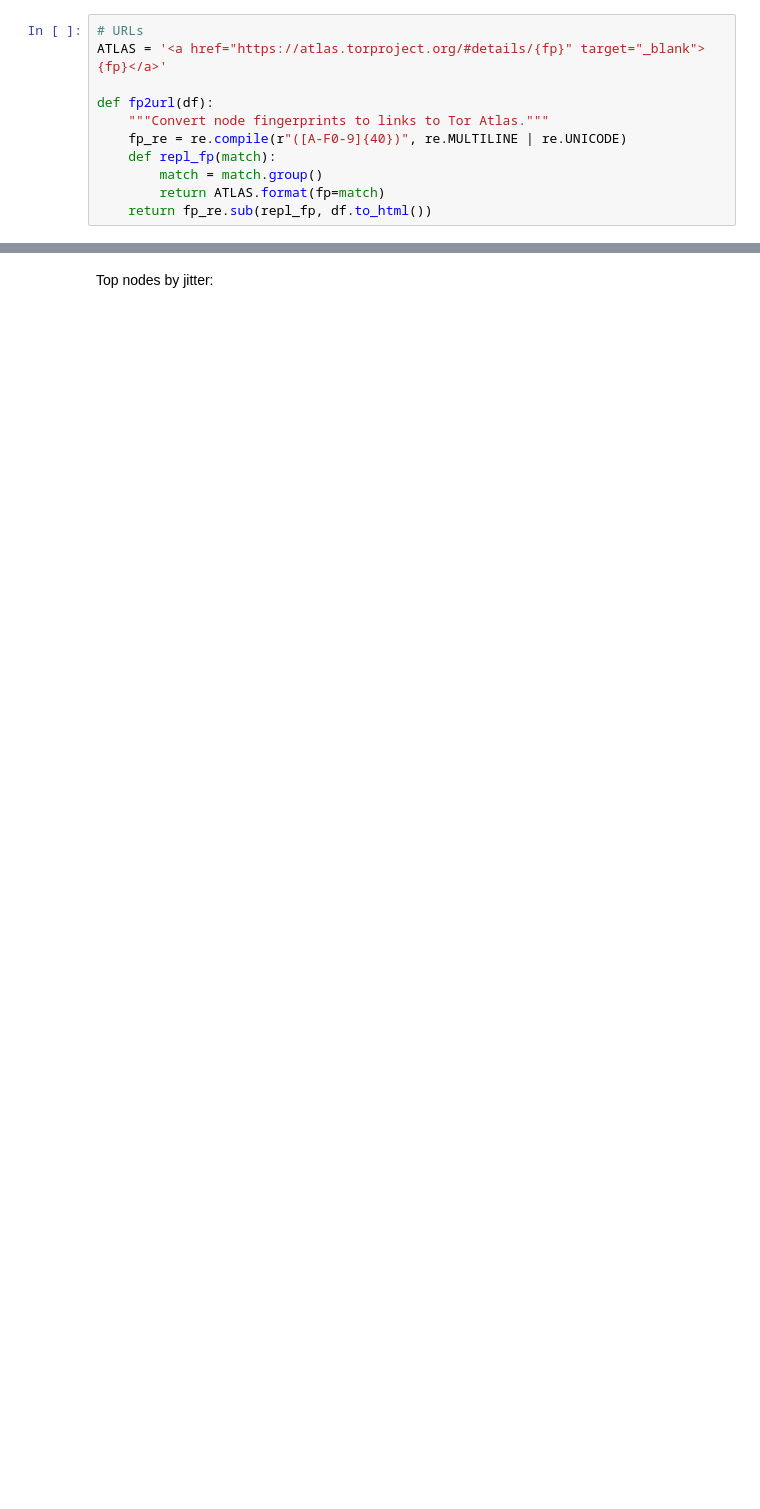
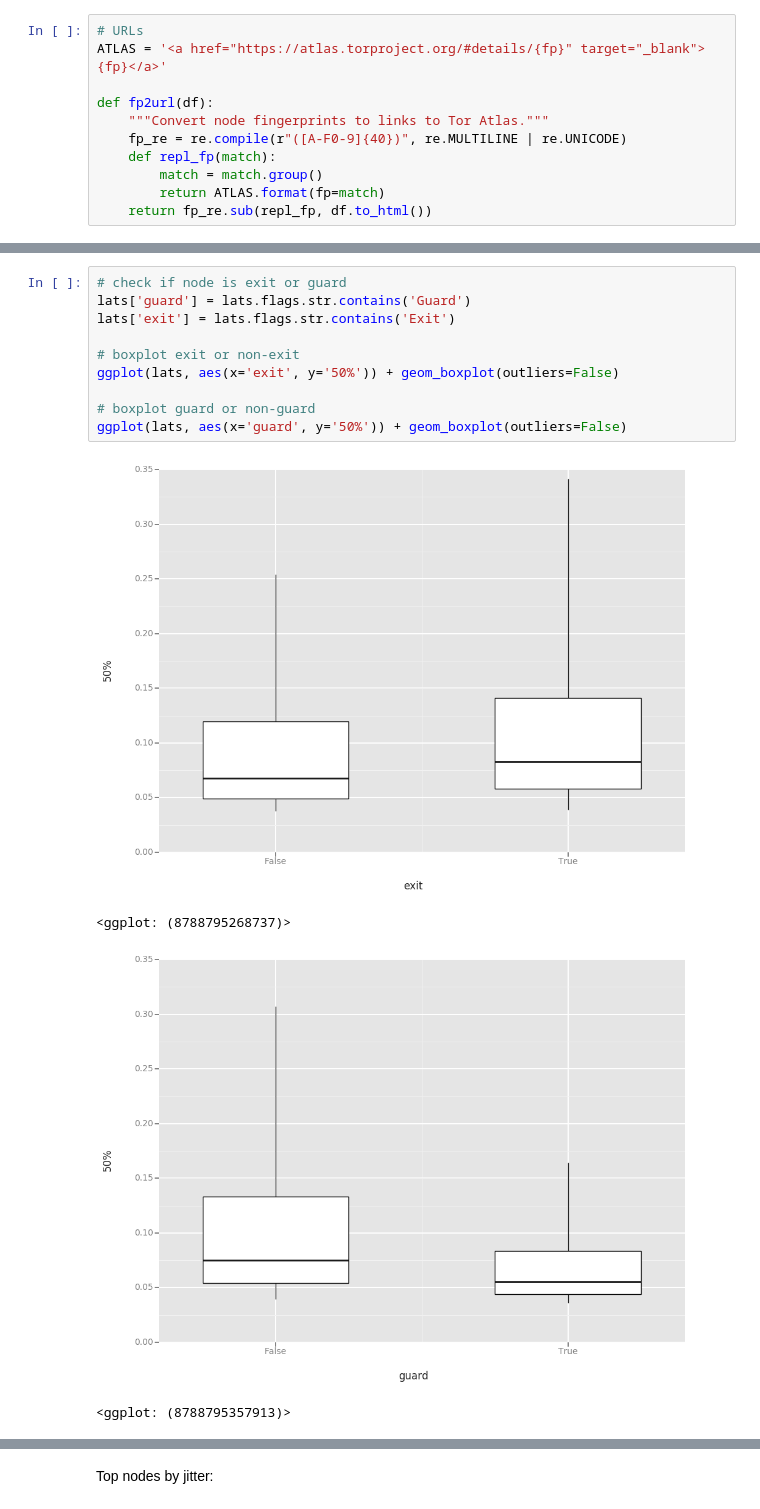
Before and after one commit to mjuarezm/entrystats, a Jupyter notebook: stats_analysis.ipynb, the cells around one changed output, grey strips where cells are left out. Drawn from its saved outputs; the diff is of its cells as text; blank space fills up the shorter version.

```diff
--- a/stats_analysis.ipynb
+++ b/stats_analysis.ipynb
@@ -130 +128,16 @@ mean_latencies['mean_latency'].apply(np.log).plot(kind='hist', ax=ax2, figsize=(
+# %%
+# check if node is exit or guard
+lats['guard'] = lats.flags.str.contains('Guard')
+lats['exit'] = lats.flags.str.contains('Exit')
+
+# boxplot exit or non-exit
+ggplot(lats, aes(x='exit', y='50%')) + geom_boxplot(outliers=False)
+
+# boxplot guard or non-guard
+ggplot(lats, aes(x='guard', y='50%')) + geom_boxplot(outliers=False)
+# %% [output]
+[figure, added]
+<ggplot: (8788795268737)>
+[figure, added]
+<ggplot: (8788795357913)>
 # %% [markdown]
```
Also changed, not shown: parts of 22 cells of this notebook, 2 other files.
